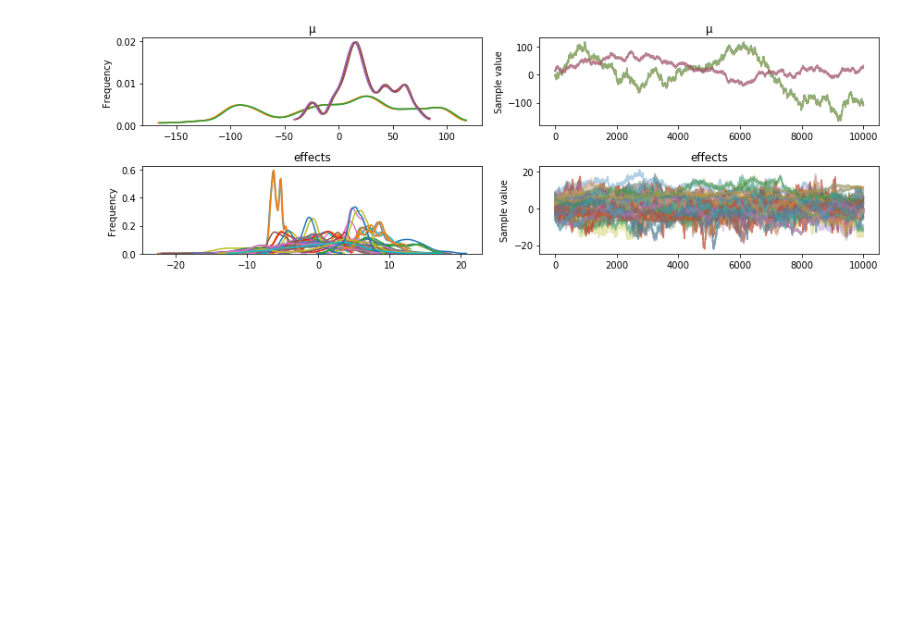
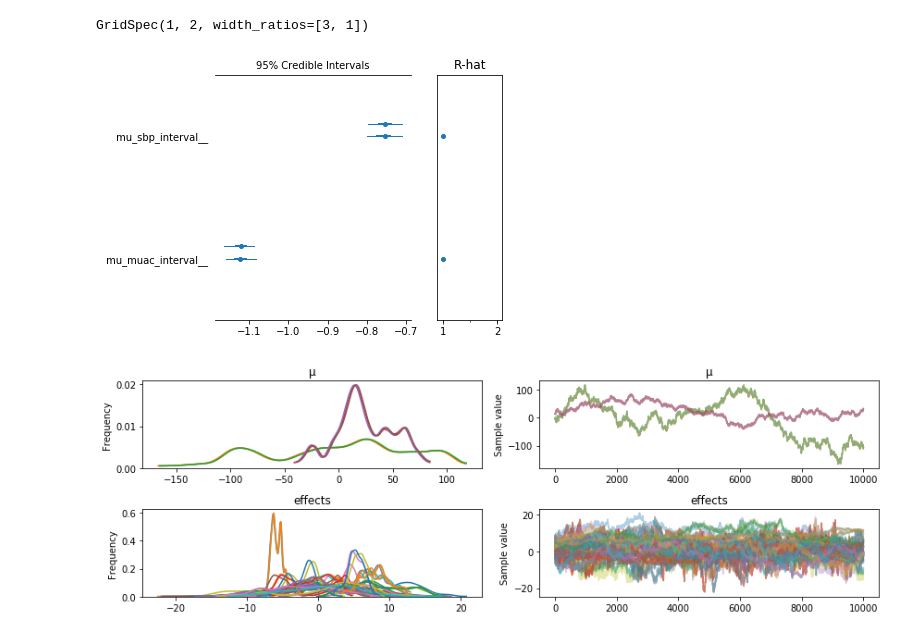
Before and after one commit to lmaesampson/CNSCat, a Jupyter notebook: Code/LogisticReg/RegressionImputed.ipynb, the cells around one changed output. Saved outputs shown, nothing was run; the diff lists cells and outputs as text; code cells hidden in the pictures; blank space fills up the shorter version.

Commit message:
Updates to regression model

```diff
--- a/Code/LogisticReg/RegressionImputed.ipynb
+++ b/Code/LogisticReg/RegressionImputed.ipynb
@@ -31,28 +54,10 @@ data = data.drop(['Unnamed: 0', 'incdate', 'agemth', 'incdate', 'incyear', 'incm
 import theano.tensor as tt
 softmax = tt.nnet.softmax
 # %%
-y = data['diag']
+y = data['diag'].values
 # %%
 #Imputation func from Fonnesbeck Enrollment Model.ipynb from infant_hearing_intervention
 def fillna(x, value):
     x_masked = np.ma.masked_invalid(x)
     np.ma.set_fill_value(x_masked, value)
     return x_masked
-# %%
-# Some last data recoding before modelling
-sbp = data['sbp']
-temp = data['temp']
-glasgtot_raw = data['glasgtot']
-glasgtot = glasgtot_raw.replace([3,4,5,6,7,8,9,10,11,12,13,14,15],[0,1,2,3,4,5,6,7,8,9,10,11,12])
-female = data['female']
-rdtresult = data['rdtresult']
-vacmen = data['vacmen']
-incphoto = data['incphoto']
-incirrit = data['incirrit']
-sbp = data['sbp']
-muac = data['muac']
-incfont = data['incfont']
-incneck = data['incneck']
-incseiza = data['incseiza']
-incseizh = data['incseizh']
-age = data['age'] #in months
@@ -164,5 +184,5 @@ with pm.Model() as logistic_model:
     Y_obs = pm.Categorical('Y_obs', p=p, observed=y)
 # %%
 with logistic_model:
-    trace = pm.sample(10000, tune=10000, njobs=2, nuts_kwargs={'target_accept':0.99,'max_treedepth':13})
+    trace = pm.sample(1000, tune=2000, cores=2)
 # %% [output]
@@ -171,4 +192,12 @@ CompoundStep
 >NUTS: [effects, μ, p_incseizh, p_incneck, p_incfont, p_incirrit, p_incphoto, p_vacmen, p_rdtresult, p_glasgtot, x_muac_missing, var_muac, mu_muac, x_sbp_missing, var_sbp, mu_sbp]
 >CategoricalGibbsMetropolis: [x_glasgtot_missing]
 >BinaryGibbsMetropolis: [x_rdtresult_missing, x_vacmen_missing, x_incphoto_missing, x_incirrit_missing, x_incfont_missing, x_incneck_missing, x_incseizh_missing]
+# %%
+_varnames = [varname.name for varname in logistic_model.free_RVs if (varname.name.startswith('mu_')
+                                                                     or varname.name.startswith('p_'))]
+# %%
+pm.forestplot(trace, varnames=_varnames)
+# %% [output]
+GridSpec(1, 2, width_ratios=[3, 1])
+[figure, added]
 # %%
```
Also changed, not shown: parts of 13 cells of this notebook, 1 other file.
